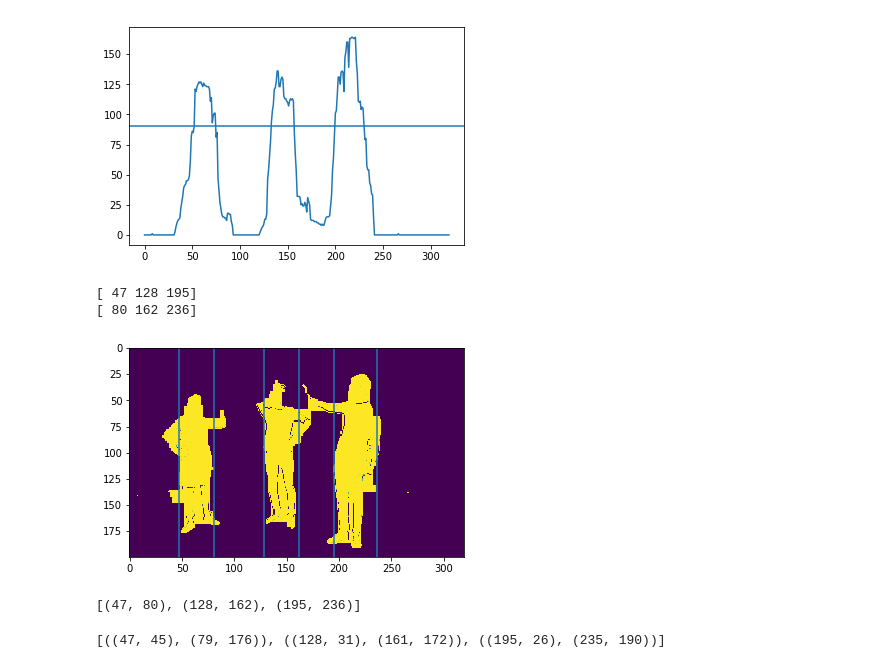
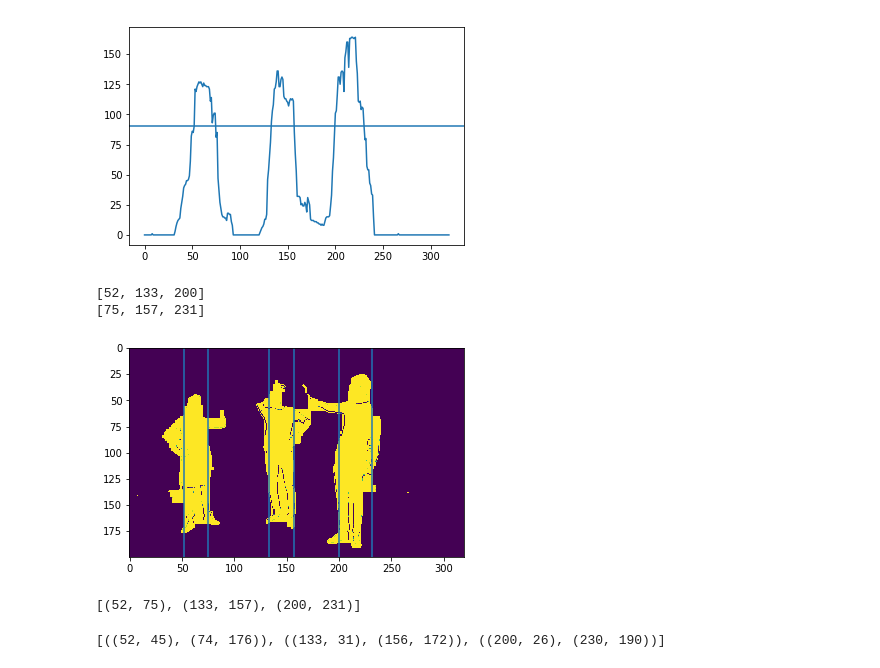
Before and after one commit to casouri/acura-detection, a Jupyter notebook: image/main.ipynb, the cells around one changed output. Saved outputs shown, nothing was run; the diff lists cells and outputs as text; code cells hidden in the pictures.

```diff
--- a/image/main.ipynb
+++ b/image/main.ipynb
@@ -87,45 +87,48 @@ for index in range(0, width):
             # decreasing height
             list_of_right_side_of_body.append(index)
 
 
     # remove positions that are too close to each other
     # between two left postion or two right position,
     # there should be at least 50 pixels
+    PADDING = 5
     tmp_list = copy.copy(list_of_left_side_of_body)
     list_of_left_side_of_body = []
     for index in range(0, len(tmp_list)):
         if not (index >= 1 and
                 (tmp_list[index] - tmp_list[index - 1]) < 50):
+            # make the range wider between left and right
+            # so more body can be coverd
             list_of_left_side_of_body.append(tmp_list[index])
 
     tmp_list = copy.copy(list_of_right_side_of_body)
     list_of_right_side_of_body = []
     for index in range(0, len(tmp_list)):
         if not (index >= 1 and
                 (tmp_list[index] - tmp_list[index - 1]) < 50):
+            # make the range wider between left and right
+            # so more body can be coverd
             list_of_right_side_of_body.append(tmp_list[index])
 
-
-# make the range wider between left and right
-# so more body can be coverd
-# be aware that this block should be out side the for loop above!
-PADDING = 5
-list_of_left_side_of_body = np.subtract(list_of_left_side_of_body, PADDING)
-list_of_right_side_of_body = np.add(list_of_right_side_of_body,
-                                         PADDING)
-
+# make sure padding does exceed frame width
+for index in range(0, len(list_of_left_side_of_body)):
+    if list_of_left_side_of_body[index] < 0:
+        list_of_left_side_of_body[index] = 0
+for index in range(0, len(list_of_right_side_of_body)):
+    if list_of_right_side_of_body[index] > width - 1:
+        list_of_right_side_of_body[index] = width -1
 
 print(list_of_left_side_of_body)
 print(list_of_right_side_of_body)
 
 for xcoord in list(list_of_left_side_of_body) + list(list_of_right_side_of_body):
     plt.axvline(xcoord)
 plt.imshow(img)
 plt.show()
 # %% [output]
-[ 47 128 195]
-[ 80 162 236]
+[52, 133, 200]
+[75, 157, 231]
-[figure, old version]
+[figure, new version]
 # %%
 #
 # 3: pack each two lines into a tuple that represent a body
@@ -133,11 +136,11 @@ plt.show()
 
 # body_sides is a list of tuples of left and right position of each body
 if len(list_of_left_side_of_body) < len(list_of_right_side_of_body):
-    body_sides = zip([0] + list_of_left_side_of_body,
+    body_sides = zip([0, *list_of_left_side_of_body],
                      list_of_right_side_of_body)
 elif len(list_of_left_side_of_body) > len(list_of_right_side_of_body):
     body_sides = zip(list_of_left_side_of_body,
-                     list_of_right_side_of_body + [width])
+                     [*list_of_right_side_of_body, width-1])
 else:
     body_sides = zip(list_of_left_side_of_body, list_of_right_side_of_body)
 
@@ -146,7 +149,7 @@ body_sides = list(body_sides)
 
 print(body_sides)
 # %% [output]
-[(47, 80), (128, 162), (195, 236)]
+[(52, 75), (133, 157), (200, 231)]
 # %%
 #
 # 4: find upper left and down right of each body
@@ -155,6 +158,10 @@ print(body_sides)
 body_coordinate_list = []
 
 for left, right in body_sides:
+    # guard against situations like [8,8]
+    if right - left < 3:
+        break
+
     # for each body
     xlist = []
     ylist = []
@@ -175,7 +182,7 @@ for left, right in body_sides:
 
 print(body_coordinate_list)
 # %% [output]
-[((47, 45), (79, 176)), ((128, 31), (161, 172)), ((195, 26), (235, 190))]
+[((52, 45), (74, 176)), ((133, 31), (156, 172)), ((200, 26), (230, 190))]
 # %%
 # draw boxes around image
 copy_img = copy.copy(after_sub)
```
Also changed, not shown: parts of 2 cells of this notebook, 3 other files.
